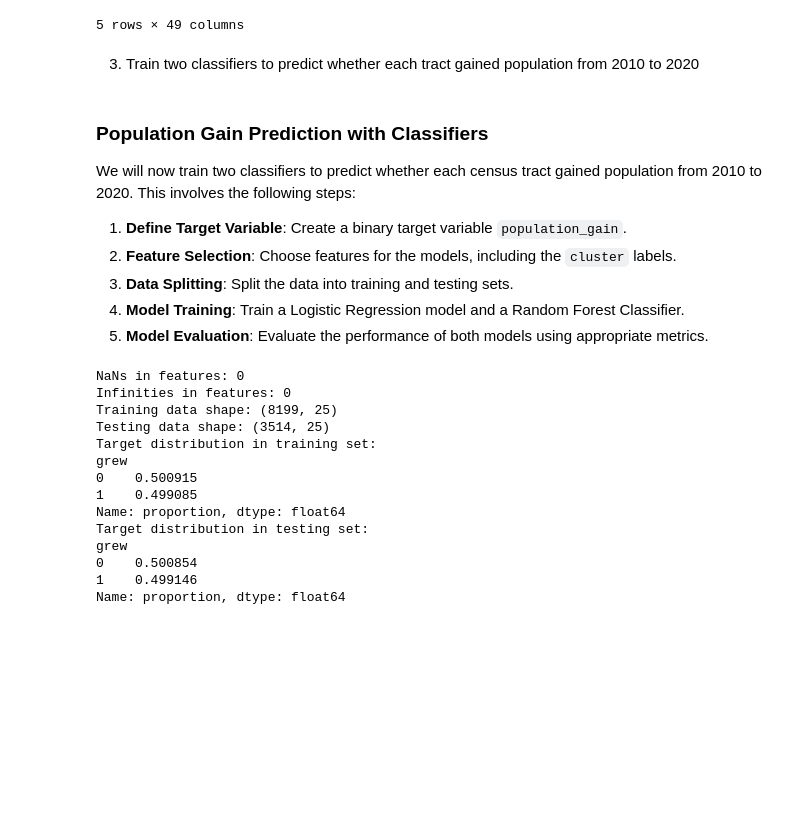
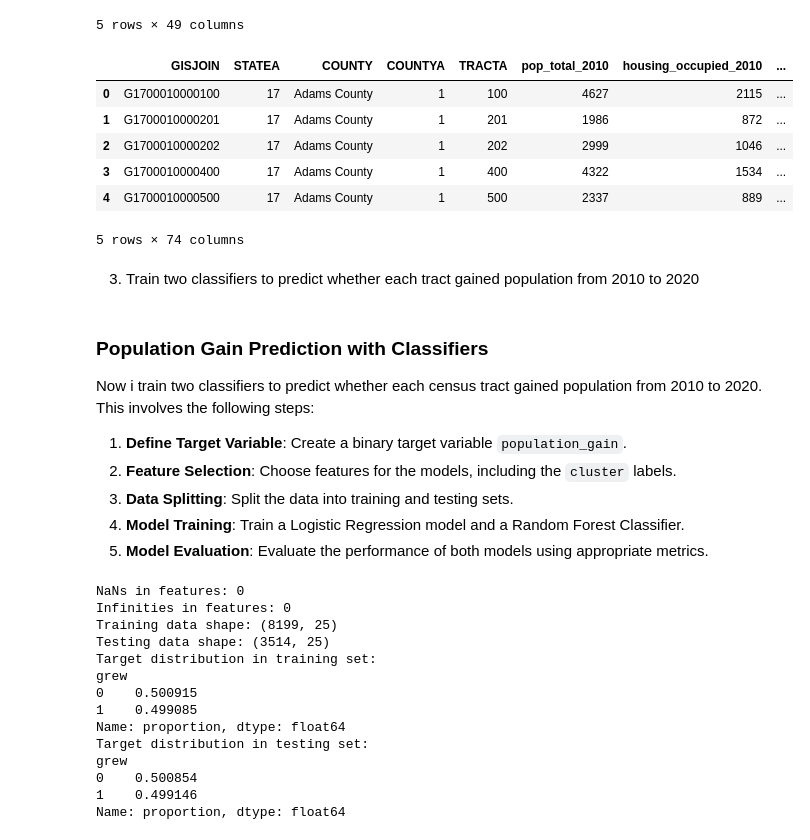
Before and after one commit to oseiagyepom-oss/INFO648, a Jupyter notebook: Project/Michael_Osei_Agyepong_INFO_648_–_Final_Project.ipynb, the cells around one changed output. Saved outputs shown, nothing was run; the diff lists cells and outputs as text; code cells hidden in the pictures; blank space fills up the shorter version.

```diff
--- a/Project/Michael_Osei_Agyepong_INFO_648_–_Final_Project.ipynb
+++ b/Project/Michael_Osei_Agyepong_INFO_648_–_Final_Project.ipynb
@@ -429,12 +418,22 @@ display(df_student_tracts.head())
 | 3 | G1700010000400 | Illinois | 17 | Adams County | 1 | 400 | 4322 | 1534 | ... |
 | 4 | G1700010000500 | Illinois | 17 | Adams County | 1 | 500 | 2337 | 889 | ... |
 5 rows × 49 columns
+# %%
+display(df_model_ready.head())
+# %% [output]
+|  | GISJOIN | STATEA | COUNTY | COUNTYA | TRACTA | pop_total_2010 | housing_occupied_2010 | ... |
+| 0 | G1700010000100 | 17 | Adams County | 1 | 100 | 4627 | 2115 | ... |
+| 1 | G1700010000201 | 17 | Adams County | 1 | 201 | 1986 | 872 | ... |
+| 2 | G1700010000202 | 17 | Adams County | 1 | 202 | 2999 | 1046 | ... |
+| 3 | G1700010000400 | 17 | Adams County | 1 | 400 | 4322 | 1534 | ... |
+| 4 | G1700010000500 | 17 | Adams County | 1 | 500 | 2337 | 889 | ... |
+5 rows × 74 columns
 # %% [markdown]
 3. Train two classifiers to predict whether each tract gained population from 2010 to 2020
 # %% [markdown]
 ### Population Gain Prediction with Classifiers
 
-We will now train two classifiers to predict whether each census tract gained population from 2010 to 2020. This involves the following steps:
+Now i train two classifiers to predict whether each census tract gained population from 2010 to 2020. This involves the following steps:
 
 1.  **Define Target Variable**: Create a binary target variable `population_gain`.
 2.  **Feature Selection**: Choose features for the models, including the `cluster` labels.
```
Also changed, not shown: parts of 19 cells of this notebook.
